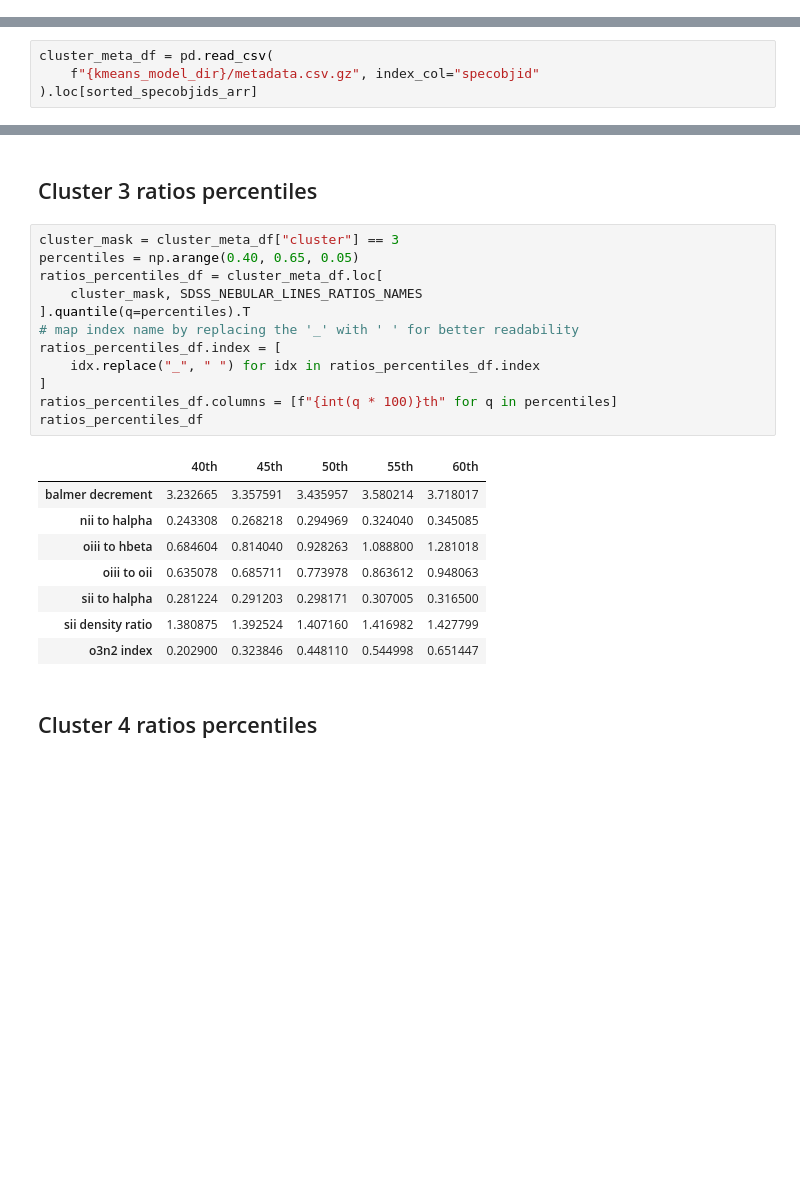
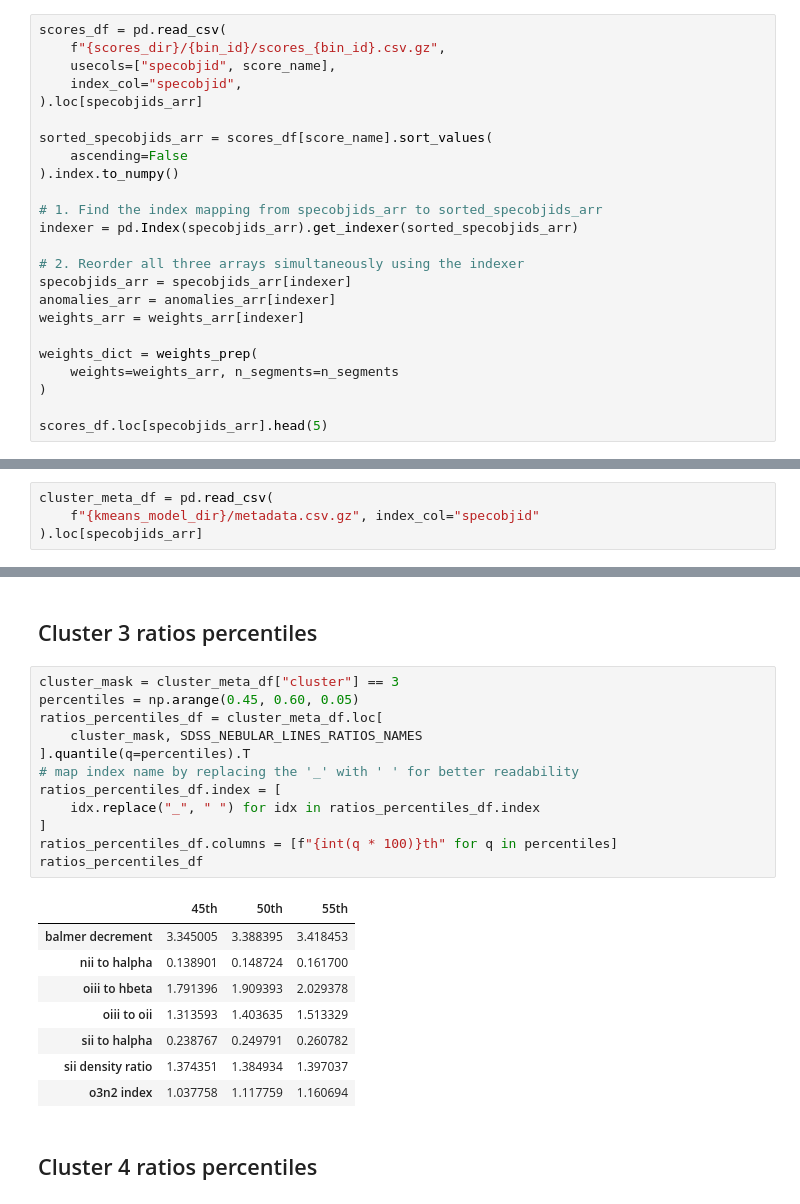
Before and after one commit to ed-ortizm/xai-astronomy, a Jupyter notebook: thesis/04_clustering_xai/04_filter_se_cluster_analysis.ipynb, the cells around one changed output, grey strips where cells are left out. Drawn from its saved outputs; the diff is of its cells as text; blank space fills up the shorter version.

```diff
--- a/thesis/04_clustering_xai/04_filter_se_cluster_analysis.ipynb
+++ b/thesis/04_clustering_xai/04_filter_se_cluster_analysis.ipynb
@@ -296,0 +279,24 @@ Loading XAI data from: /home/elom/phd/code/explanations/bin_03/mse_filter_250
+# %%
+scores_df = pd.read_csv(
+    f"{scores_dir}/{bin_id}/scores_{bin_id}.csv.gz",
+    usecols=["specobjid", score_name],
+    index_col="specobjid",
+).loc[specobjids_arr]
+
+sorted_specobjids_arr = scores_df[score_name].sort_values(
+    ascending=False
+).index.to_numpy()
+
+# 1. Find the index mapping from specobjids_arr to sorted_specobjids_arr
+indexer = pd.Index(specobjids_arr).get_indexer(sorted_specobjids_arr)
+
+# 2. Reorder all three arrays simultaneously using the indexer
+specobjids_arr = specobjids_arr[indexer]
+anomalies_arr = anomalies_arr[indexer]
+weights_arr = weights_arr[indexer]
+
+weights_dict = weights_prep(
+    weights=weights_arr, n_segments=n_segments
+)
+
+scores_df.loc[specobjids_arr].head(5)
@@ -379,6 +390,6 @@ weights_dict["centroids"] = centroids
 # %%
 cluster_meta_df = pd.read_csv(
     f"{kmeans_model_dir}/metadata.csv.gz", index_col="specobjid"
-).loc[sorted_specobjids_arr]
+).loc[specobjids_arr]
 # %% [markdown]
 # Line ratios
@@ -554,25 +514,25 @@ ratios_percentiles_df
 ## Cluster 3 ratios percentiles
 # %%
 cluster_mask = cluster_meta_df["cluster"] == 3
-percentiles = np.arange(0.40, 0.65, 0.05)
+percentiles = np.arange(0.45, 0.60, 0.05)
 ratios_percentiles_df = cluster_meta_df.loc[
     cluster_mask, SDSS_NEBULAR_LINES_RATIOS_NAMES
 ].quantile(q=percentiles).T
 # map index name by replacing the '_' with ' ' for better readability
 ratios_percentiles_df.index = [
     idx.replace("_", " ") for idx in ratios_percentiles_df.index
 ]
 ratios_percentiles_df.columns = [f"{int(q * 100)}th" for q in percentiles]
 ratios_percentiles_df
 # %% [output]
-|  | 40th | 45th | 50th | 55th | 60th |
-| balmer decrement | 3.232665 | 3.357591 | 3.435957 | 3.580214 | 3.718017 |
-| nii to halpha | 0.243308 | 0.268218 | 0.294969 | 0.324040 | 0.345085 |
-| oiii to hbeta | 0.684604 | 0.814040 | 0.928263 | 1.088800 | 1.281018 |
-| oiii to oii | 0.635078 | 0.685711 | 0.773978 | 0.863612 | 0.948063 |
-| sii to halpha | 0.281224 | 0.291203 | 0.298171 | 0.307005 | 0.316500 |
-| sii density ratio | 1.380875 | 1.392524 | 1.407160 | 1.416982 | 1.427799 |
-| o3n2 index | 0.202900 | 0.323846 | 0.448110 | 0.544998 | 0.651447 |
+|  | 45th | 50th | 55th |
+| balmer decrement | 3.345005 | 3.388395 | 3.418453 |
+| nii to halpha | 0.138901 | 0.148724 | 0.161700 |
+| oiii to hbeta | 1.791396 | 1.909393 | 2.029378 |
+| oiii to oii | 1.313593 | 1.403635 | 1.513329 |
+| sii to halpha | 0.238767 | 0.249791 | 0.260782 |
+| sii density ratio | 1.374351 | 1.384934 | 1.397037 |
+| o3n2 index | 1.037758 | 1.117759 | 1.160694 |
 # %% [markdown]
 ## Cluster 4 ratios percentiles
 # %%
```
Also changed, not shown: parts of 29 cells of this notebook.
